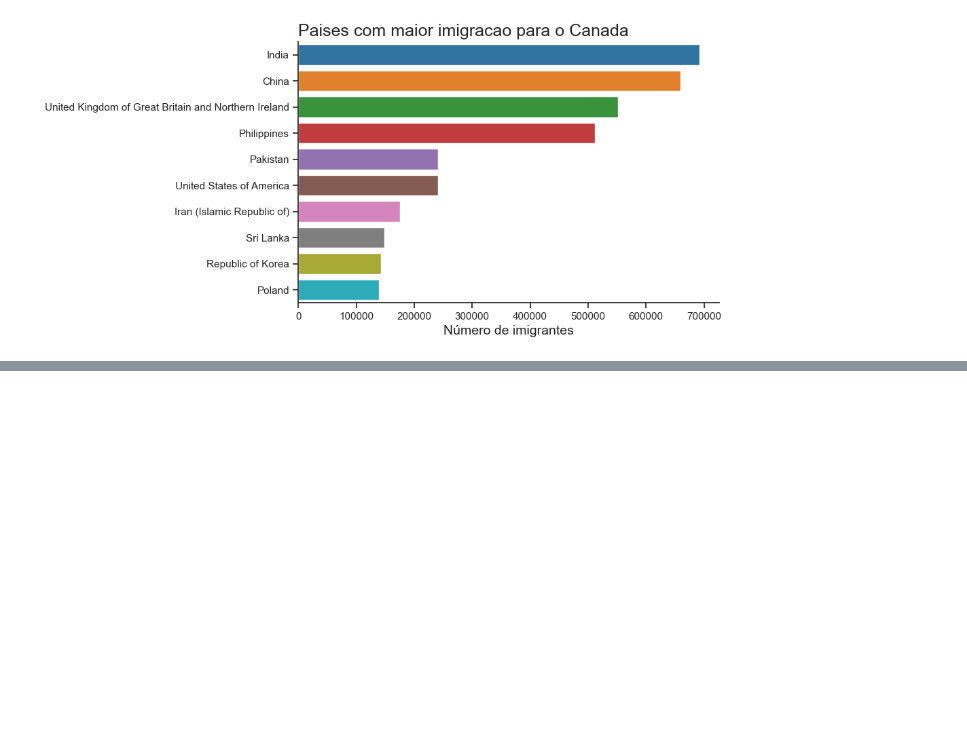
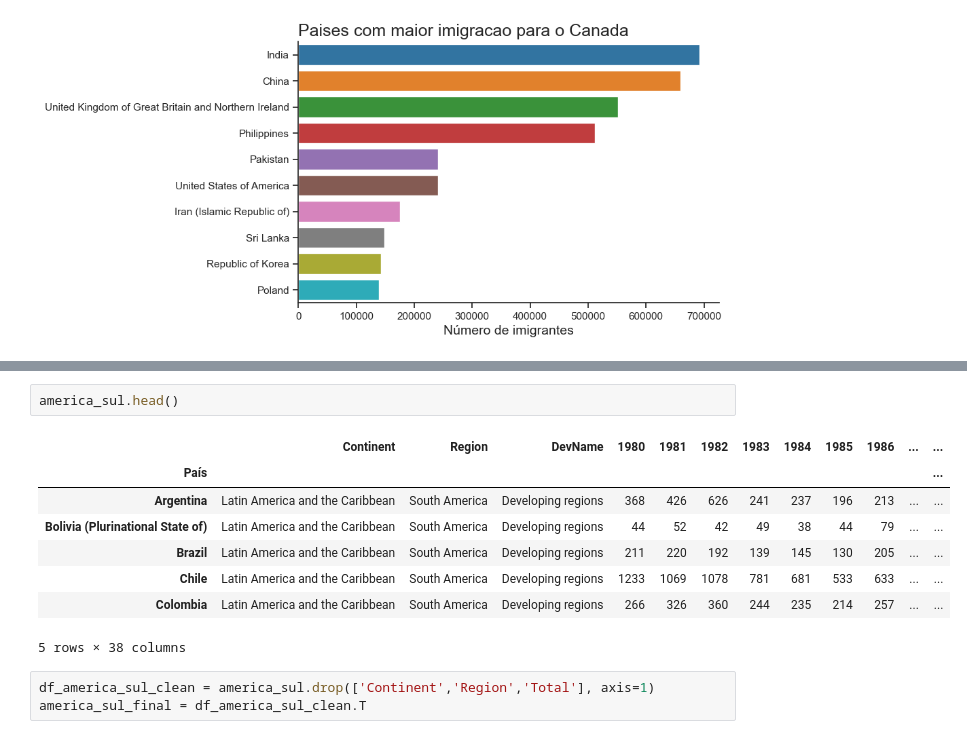
Before and after one commit to joaodamasio/trabalhando-com-dados-de-uma-empresa-de-consultoria, a Jupyter notebook: visualizacoes.ipynb, the cells around one changed output, grey strips where cells are left out. Cells and saved outputs as stored; diff of their text form; blank space fills up the shorter version.

```diff
--- a/visualizacoes.ipynb
+++ b/visualizacoes.ipynb
@@ -648,0 +710,14 @@ sns.despine();
+# %%
+america_sul.head()
+# %% [output]
+|  | Continent | Region | DevName | 1980 | 1981 | 1982 | 1983 | 1984 | 1985 | 1986 | ... | ... |
+| País |  |  |  |  |  |  |  |  |  |  |  | ... |
+| Argentina | Latin America and the Caribbean | South America | Developing regions | 368 | 426 | 626 | 241 | 237 | 196 | 213 | ... | ... |
+| Bolivia (Plurinational State of) | Latin America and the Caribbean | South America | Developing regions | 44 | 52 | 42 | 49 | 38 | 44 | 79 | ... | ... |
+| Brazil | Latin America and the Caribbean | South America | Developing regions | 211 | 220 | 192 | 139 | 145 | 130 | 205 | ... | ... |
+| Chile | Latin America and the Caribbean | South America | Developing regions | 1233 | 1069 | 1078 | 781 | 681 | 533 | 633 | ... | ... |
+| Colombia | Latin America and the Caribbean | South America | Developing regions | 266 | 326 | 360 | 244 | 235 | 214 | 257 | ... | ... |
+5 rows × 38 columns
+# %%
+df_america_sul_clean = america_sul.drop(['Continent','Region','Total'], axis=1)
+america_sul_final = df_america_sul_clean.T
```
Also changed, not shown: parts of 12 cells of this notebook.
